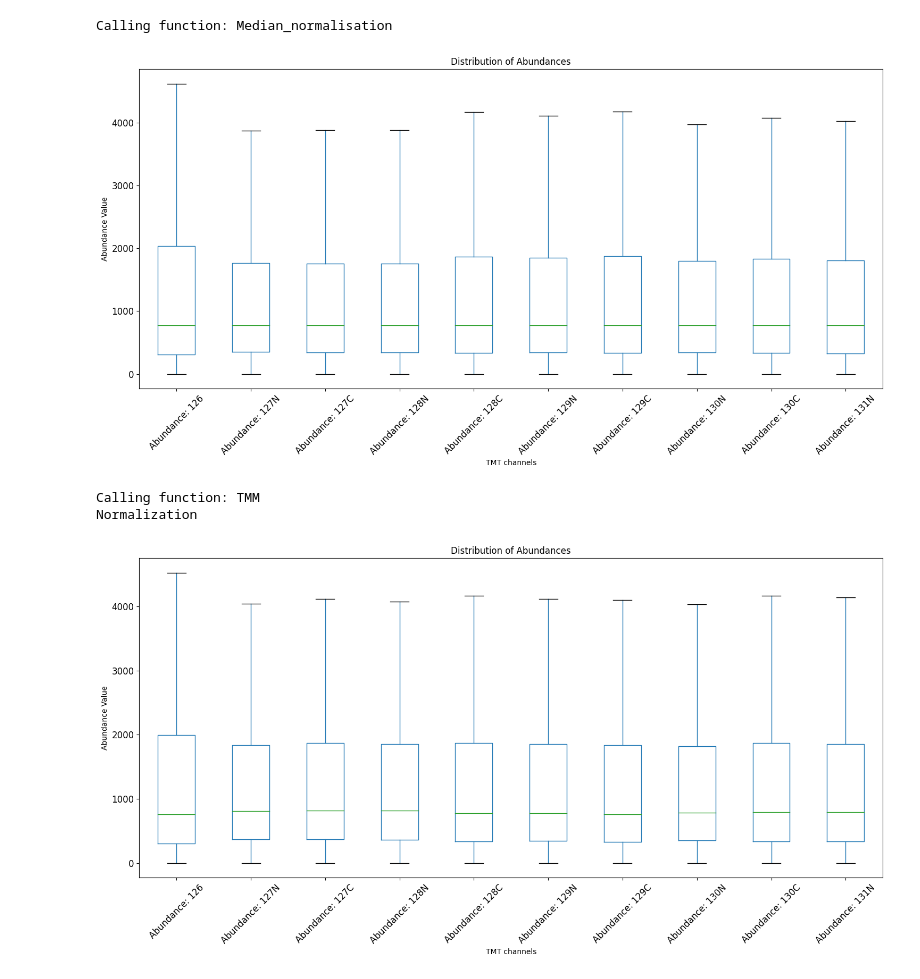
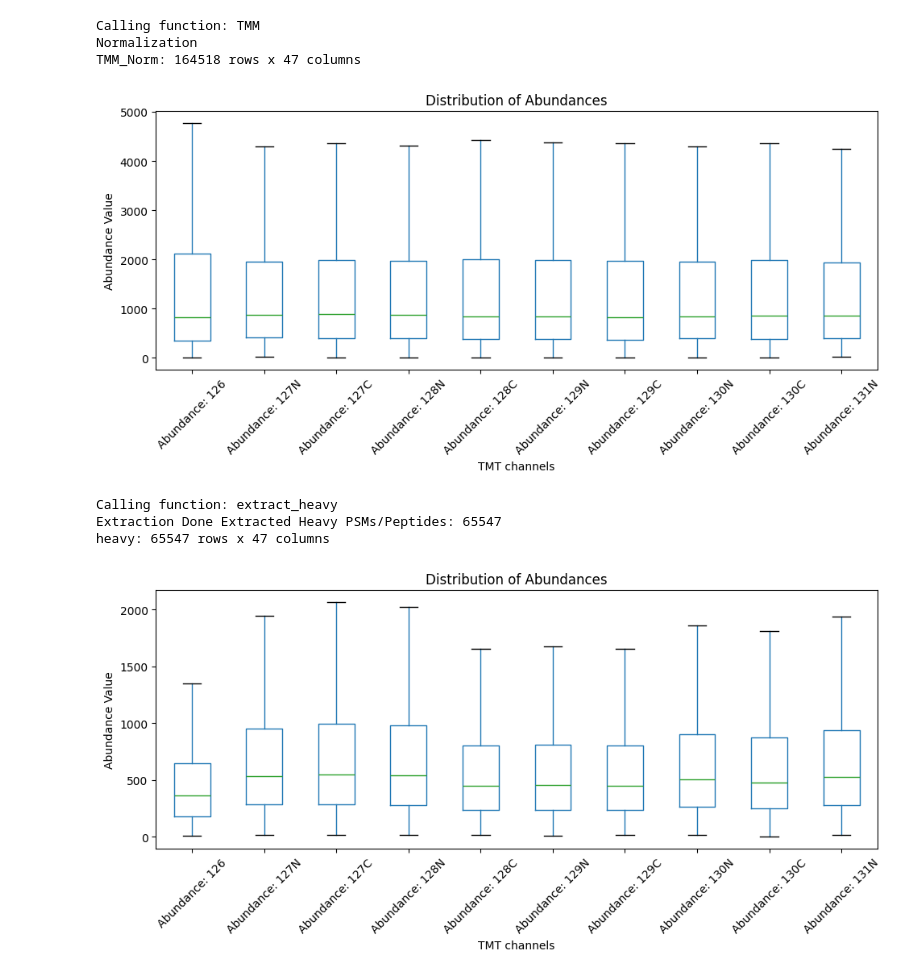
Before and after one commit to science64/DynaTMT-py-SB, a Jupyter notebook: mePROD LMM template.ipynb, the cells around one changed output. Cells and saved outputs as stored; diff of their text form; code cells hidden in the pictures.

```diff
--- a/mePROD LMM template.ipynb
+++ b/mePROD LMM template.ipynb
@@ -137,26 +177,25 @@ Calling function: IT_adjustment
 # %%
-# it will filter peptides (PSMs) which contains empty values (complete empty values for entire TMT channels), contaminations and shared peptides (which contains ; in them).
+# for total intenstiy normalization
+sumNorm = process.total_intensity_normalisation(filter_data)
 
 
-# filter_data = process.filter_peptides(IT_adjusted) # if you have peptide file input
+### plotting and data statistics purposes! ## You can remove everything down below! ###
 
-filter_data = process.filter_PSMs(IT_adjusted) # if you have PSMs file input
+print('sumNorm: %s rows x %s columns' % (sumNorm.shape[0], sumNorm.shape[1]))
 
-print('filter_data: %s rows x %s columns' % (filter_data.shape[0], filter_data.shape[1]))
-
-channels = [col for col in filter_data.columns
+channels = [col for col in sumNorm.columns
             if 'abundance' in col.lower() and 'normaliz' not in col.lower()]
 
-abundance_df = filter_data[channels]
+abundance_df = sumNorm[channels]
 
 # Displaying the first few rows of the extracted abundance columns
 abundance_df.head()
 
 # Plotting the abundance columns using a boxplot
-plt.figure(figsize=(15, 8))
-abundance_df.boxplot(grid=False, vert=True, fontsize=12, rot=45, showfliers=False)
+plt.figure(figsize=(10, 5))
+abundance_df.boxplot(grid=False, vert=True, fontsize=10, rot=45, showfliers=False)
 plt.title("Distribution of Abundances")
 plt.ylabel("Abundance Value")
-plt.xlabel("TMT Channels")
+plt.xlabel("TMT channels")
 plt.tight_layout()
 plt.show()
@@ -188,52 +235,62 @@ Calling function: total_intensity_normalisation
 # %%
-# for Median intenstiy normalization
-medianNorm = process.Median_normalisation(filter_data)
+# for total TMM normalization (The Trimmed Mean of the M-values)
+TMM_Norm = process.TMM(filter_data)
 
-print('medianNorm: %s rows x %s columns' % (medianNorm.shape[0], medianNorm.shape[1]))
 
-channels = [col for col in medianNorm.columns
+### plotting and data statistics purposes! ## You can remove everything down below! ###
+
+print('TMM_Norm: %s rows x %s columns' % (TMM_Norm.shape[0], TMM_Norm.shape[1]))
+
+channels = [col for col in TMM_Norm.columns
             if 'abundance' in col.lower() and 'normaliz' not in col.lower()]
 
-abundance_df = medianNorm[channels]
+abundance_df = TMM_Norm[channels]
 
 # Displaying the first few rows of the extracted abundance columns
 abundance_df.head()
 
 # Plotting the abundance columns using a boxplot
-plt.figure(figsize=(15, 8))
-abundance_df.boxplot(grid=False, vert=True, fontsize=12, rot=45, showfliers=False)
+plt.figure(figsize=(10, 5))
+abundance_df.boxplot(grid=False, vert=True, fontsize=10, rot=45, showfliers=False)
 plt.title("Distribution of Abundances")
 plt.ylabel("Abundance Value")
 plt.xlabel("TMT channels")
 plt.tight_layout()
 plt.show()
 # %% [output]
-Calling function: Median_normalisation
+Calling function: TMM
+Normalization
+TMM_Norm: 164518 rows x 47 columns
-[figure, old version]
+[figure, new version]
 # %%
-# for total TMM normalization (The Trimmed Mean of the M-values)
-TMM_Norm = process.TMM(filter_data)
+# extract heavy PSMs/peptides
+heavy = process.extract_heavy(sumNorm) # sumNorm is your final normalized data,
+                                       # if you dont do it, please change what is the final data
 
-print('TMM_Norm: %s rows x %s columns' % (TMM_Norm.shape[0], TMM_Norm.shape[1]))
 
-channels = [col for col in TMM_Norm.columns
+### plotting and data statistics purposes! ## You can remove everything down below! ###
+
+print('heavy: %s rows x %s columns' % (heavy.shape[0], heavy.shape[1]))
+
+channels = [col for col in heavy.columns
             if 'abundance' in col.lower() and 'normaliz' not in col.lower()]
 
-abundance_df = TMM_Norm[channels]
+abundance_df = heavy[channels]
 
 # Displaying the first few rows of the extracted abundance columns
 abundance_df.head()
 
 # Plotting the abundance columns using a boxplot
-plt.figure(figsize=(15, 8))
-abundance_df.boxplot(grid=False, vert=True, fontsize=12, rot=45, showfliers=False)
+plt.figure(figsize=(10, 5))
+abundance_df.boxplot(grid=False, vert=True, fontsize=10, rot=45, showfliers=False)
 plt.title("Distribution of Abundances")
 plt.ylabel("Abundance Value")
 plt.xlabel("TMT channels")
 plt.tight_layout()
 plt.show()
 # %% [output]
-Calling function: TMM
-Normalization
+Calling function: extract_heavy
+Extraction Done Extracted Heavy PSMs/Peptides: 65547
+heavy: 65547 rows x 47 columns
-[figure, old version]
+[figure, new version]
 # %%
```
Also changed, not shown: parts of 16 cells of this notebook.
